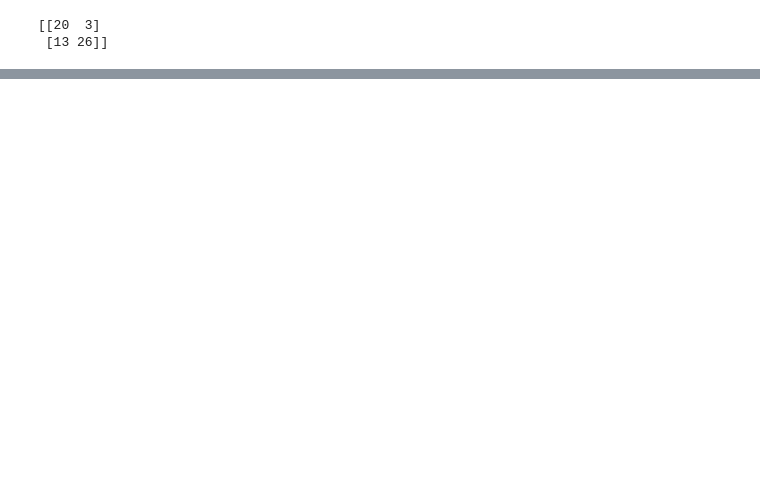
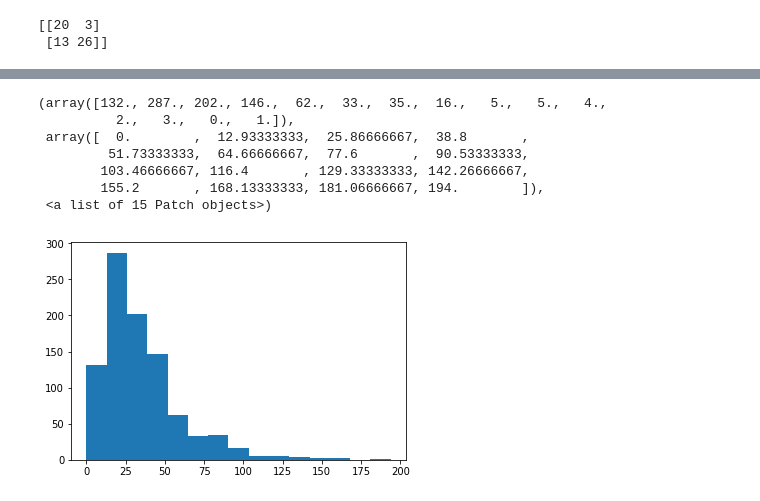
Before and after one commit to lab156/arxivDownload, a Jupyter notebook: Preparing Data and NLP.ipynb, the cells around one changed output, grey strips where cells are left out. Drawn from its saved outputs; the diff is of its cells as text; code cells hidden in the pictures; blank space fills up the shorter version.

```diff
--- a/Preparing Data and NLP.ipynb
+++ b/Preparing Data and NLP.ipynb
@@ -139,0 +225,11 @@ article ../2004_ends_with_3/math.0412533/gtoutput.xml has few paragraphs
+# %%
+plt.hist(count_words_per_line('../2000_defs.txt'), bins=15)
+# %% [output]
+(array([132., 287., 202., 146.,  62.,  33.,  35.,  16.,   5.,   5.,   4.,
+          2.,   3.,   0.,   1.]),
+ array([  0.        ,  12.93333333,  25.86666667,  38.8       ,
+         51.73333333,  64.66666667,  77.6       ,  90.53333333,
+        103.46666667, 116.4       , 129.33333333, 142.26666667,
+        155.2       , 168.13333333, 181.06666667, 194.        ]),
+ <a list of 15 Patch objects>)
+[figure, added]
```
Also changed, not shown: parts of 9 cells of this notebook, 3 other files.
